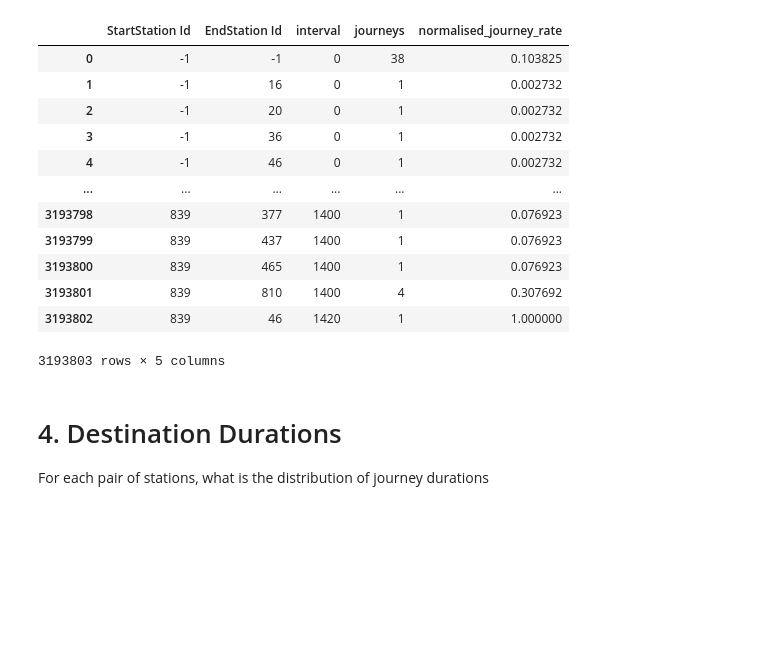
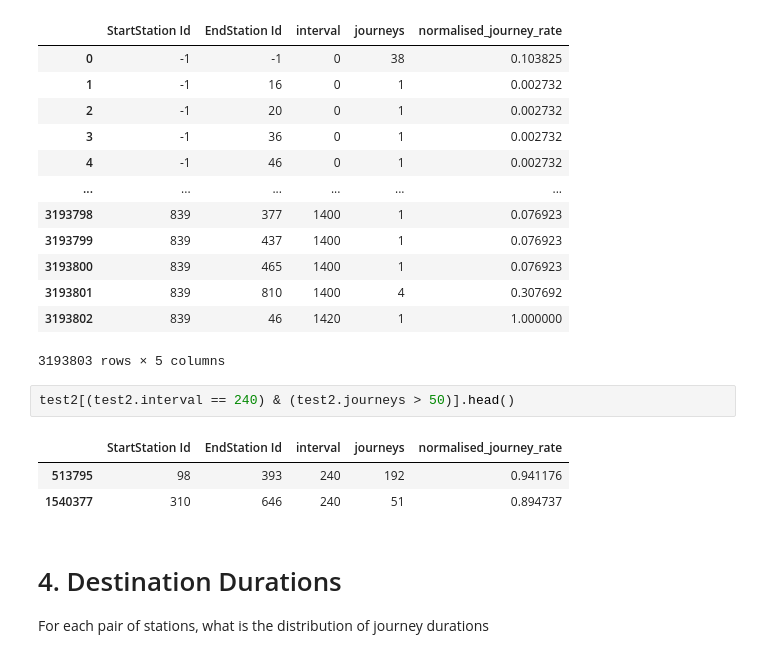
Before and after one commit to Peppers16/tfl_bike_project, a Jupyter notebook: notebooks/Trial Simulation Parameter Generation MSP-5.ipynb, the cells around one changed output. Drawn from its saved outputs; the diff is of its cells as text; blank space fills up the shorter version.

Commit message:
Minor correction to pass tests.

```diff
--- a/notebooks/Trial Simulation Parameter Generation MSP-5.ipynb
+++ b/notebooks/Trial Simulation Parameter Generation MSP-5.ipynb
@@ -359,6 +354,12 @@ test2
 | 3193801 | 839 | 810 | 1400 | 4 | 0.307692 |
 | 3193802 | 839 | 46 | 1420 | 1 | 1.000000 |
 3193803 rows × 5 columns
+# %%
+test2[(test2.interval == 240) & (test2.journeys > 50)].head()
+# %% [output]
+|  | StartStation Id | EndStation Id | interval | journeys | normalised_journey_rate |
+| 513795 | 98 | 393 | 240 | 192 | 0.941176 |
+| 1540377 | 310 | 646 | 240 | 51 | 0.894737 |
 # %% [markdown]
 # 4. Destination Durations
 
```
Also changed, not shown: parts of 11 cells of this notebook, 2 other files.
